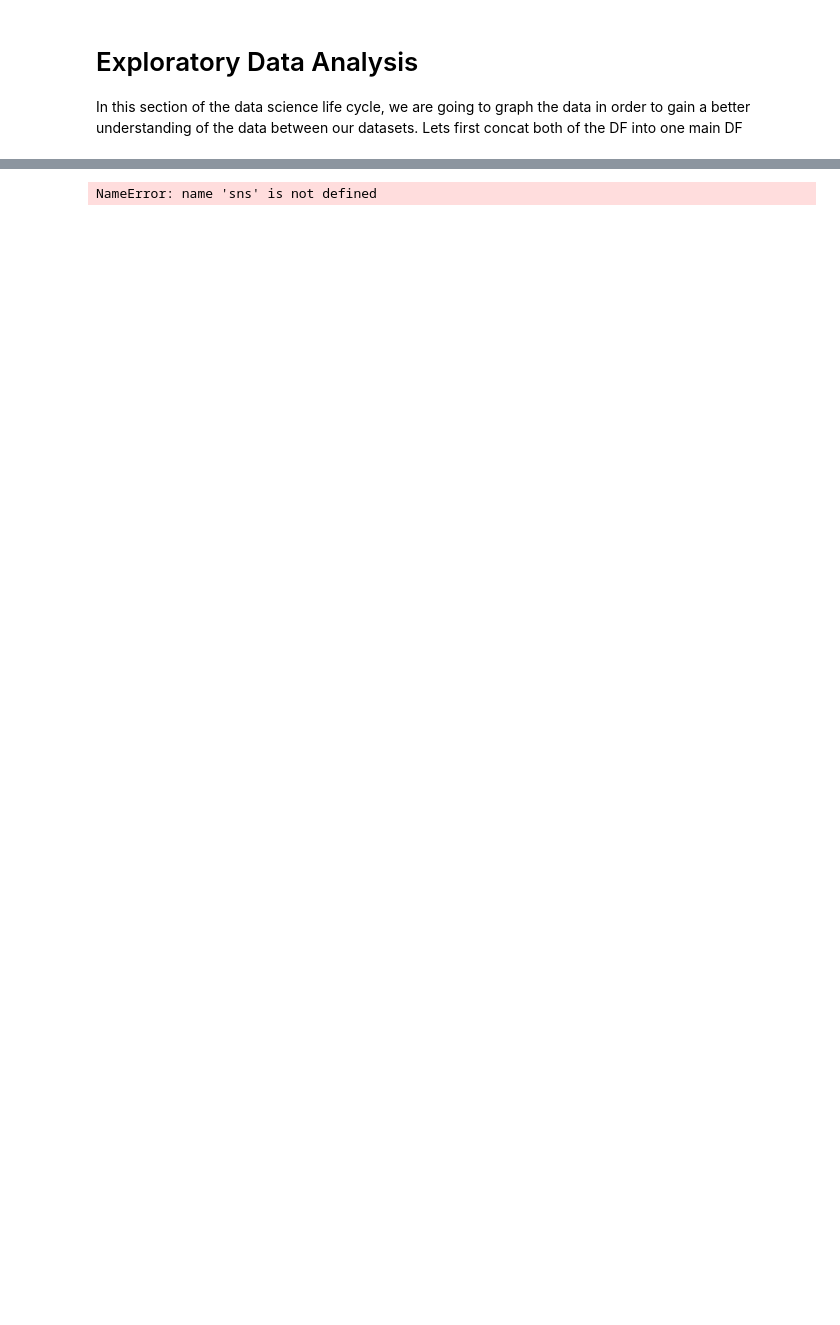
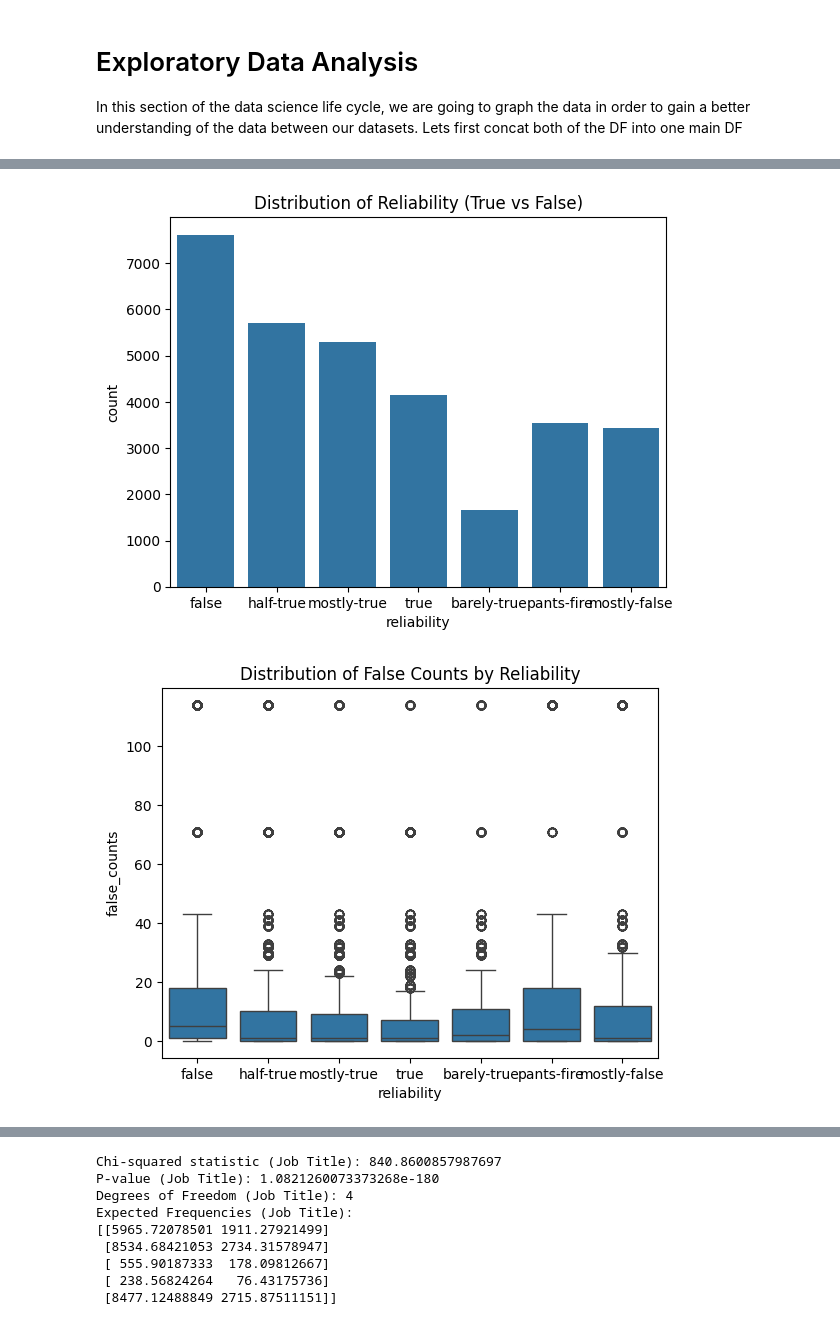
Before and after one commit to namanNagelia/cmsc320_finalProject, a Jupyter notebook: project.ipynb, the cells around one changed output, grey strips where cells are left out. Drawn from its saved outputs; the diff is of its cells as text; code cells hidden in the pictures; blank space fills up the shorter version.

```diff
--- a/project.ipynb
+++ b/project.ipynb
@@ -133,9 +133,12 @@ Now as you see, were still missing many key elements from the first dataframe su
 # %%
 speaker_to_party = statements[['speaker', 'party']].drop_duplicates().set_index('speaker')['party'].to_dict()
 statements2['party'] = statements2['speaker'].map(speaker_to_party)
+
 counts_columns = ['barely_true_counts', 'false_counts', 'half_true_counts', 'mostly_true_counts', 'pants_fire_counts']
-statements2 = statements2.join(statements.set_index('speaker')[counts_columns], on='speaker')
-statements2.fillna(0, inplace=True)  # Replace NaN values with 0
+statements['total_counts'] = statements[counts_columns].sum(axis=1)
+max_count_rows = statements.loc[statements.groupby('speaker')['total_counts'].idxmax(), ['speaker'] + counts_columns]
+statements2 = statements2.merge(max_count_rows, on='speaker', how='left')
+statements2.fillna(0, inplace=True)
 statements2.drop_duplicates(inplace=True)
 statements2.head()
 # %% [output]
@@ -324,41 +322,43 @@ constitution-party                  1
 Name: count, dtype: int64
 # %%
-
-sns.countplot(data=statements, x='reliability')
+import seaborn as sns
+sns.countplot(data=statements_main, x='reliability')
 plt.title('Distribution of Reliability (True vs False)')
 plt.show()
 
-sns.boxplot(data=statements, x='reliability', y='false_counts')
+sns.boxplot(data=statements_main, x='reliability', y='false_counts')
 plt.title('Distribution of False Counts by Reliability')
 plt.show()
 
 
 
 
 
 
 
 
 
 
 from scipy.stats import chi2_contingency
 
-display(statements.head())
+display(statements_main.head())
 true = ['half_true', 'mostly_true', 'true']
 false = ['false', 'pants_fire', 'barely_true']
 
-statements['Fake'] = statements['reliability'].apply(lambda x: 1 if x == 'false' else 0)
-contingency_table = pd.crosstab(statements['party'], statements['Fake'])
+statements_main['Fake'] = statements_main['reliability'].apply(lambda x: 1 if x == 'false' else 0)
+contingency_table = pd.crosstab(statements_main['party'], statements_main['Fake'])
 chi2_job_title, p_value_job_title, dof_job_title, expected_job_title = chi2_contingency(contingency_table)
 # print(contingency_job_title)
 print(f"Chi-squared statistic (Job Title): {chi2_job_title}")
 print(f"P-value (Job Title): {p_value_job_title}")
 print(f"Degrees of Freedom (Job Title): {dof_job_title}")
 print(f"Expected Frequencies (Job Title):\n{expected_job_title}")
 plt.figure(figsize=(10, 7))
 heatmap = sns.heatmap(contingency_table, annot=True, fmt="d", cmap="Blues", cbar=True, linewidths=0.5)
 plt.title('Heatmap of Party vs Reliability')
 plt.xlabel('Reliability')
 plt.ylabel('Party')
 plt.show()
 # %% [output]
+[figure, added]
+[figure, added]
@@ -365 +371,9 @@ plt.show()
-NameError: name 'sns' is not defined
+Chi-squared statistic (Job Title): 840.8600857987697
+P-value (Job Title): 1.0821260073373268e-180
+Degrees of Freedom (Job Title): 4
+Expected Frequencies (Job Title):
+[[5965.72078501 1911.27921499]
+ [8534.68421053 2734.31578947]
+ [ 555.90187333  178.09812667]
+ [ 238.56824264   76.43175736]
+ [8477.12488849 2715.87511151]]
```
Also changed, not shown: parts of 7 cells of this notebook.
